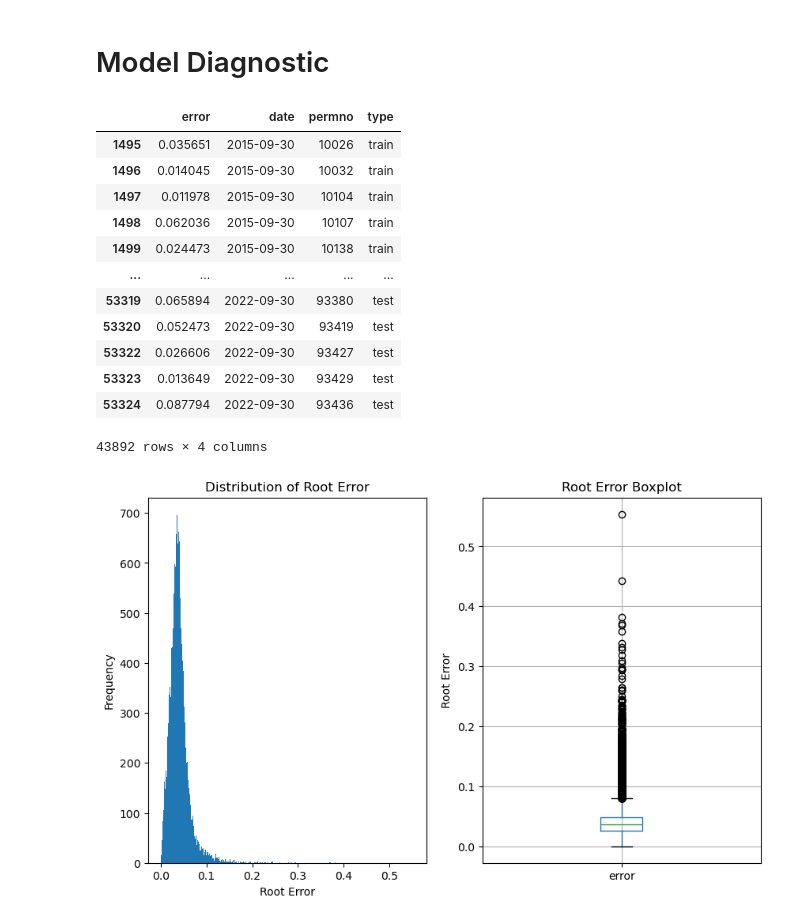
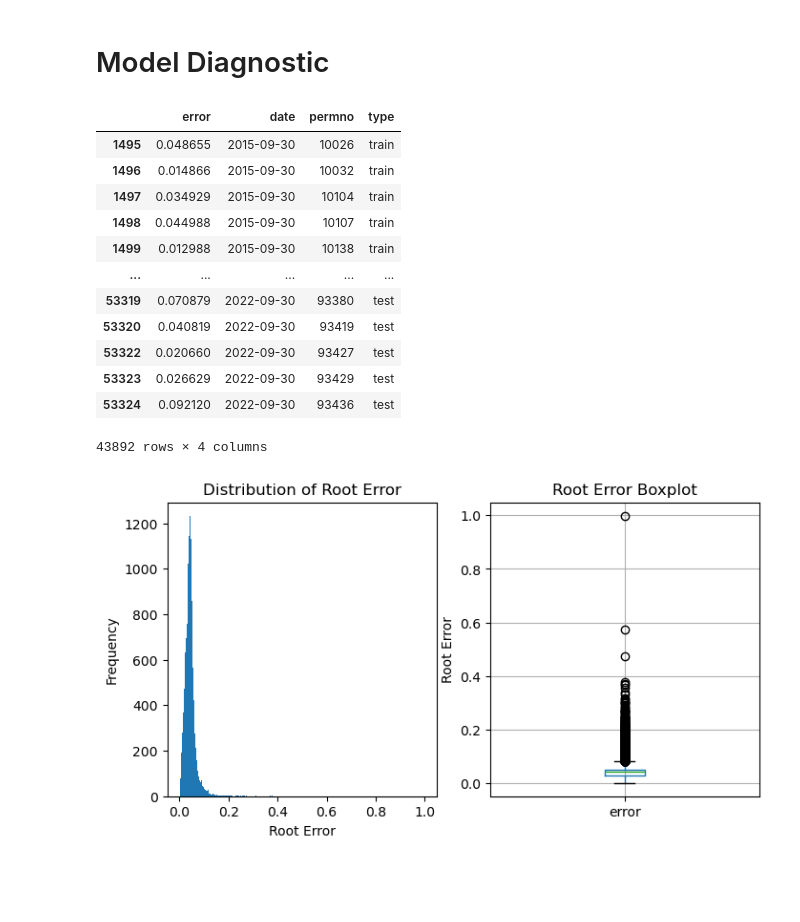
Before and after one commit to JennyJiang118/AFP-hedgefund-holdings, a Jupyter notebook: ML_prediction.ipynb, the cells around one changed output. Drawn from its saved outputs; the diff is of its cells as text; code cells hidden in the pictures; blank space fills up the shorter version.

```diff
--- a/ML_prediction.ipynb
+++ b/ML_prediction.ipynb
@@ -162,30 +184,34 @@ plt.show()
 # %% [markdown]
 # Model Diagnostic
+# %%
+# best_model = xgb.XGBRegressor()
+# best_model.load_model('models/XGB.json')
+# y_pred = best_model.predict(X)
+best_model = model_OLS_reg_l2
+y_pred = best_model.predict(sm.add_constant(X))
 # %%
-# error = data_test['weight_diff'] - y_pred
-y_pred = best_model.predict(X)
 diagnostic = pd.DataFrame()
 diagnostic['error'] = np.sqrt(np.abs(data['weight_diff'] - y_pred))
 diagnostic['date'] = data['date']
 diagnostic['permno'] = data['permno']
 diagnostic['type'] = diagnostic.apply(lambda row: 'train' if row['date']<test_time_start else 'test', axis=1)
 diagnostic
 # %% [output]
 |  | error | date | permno | type |
-| 1495 | 0.035651 | 2015-09-30 | 10026 | train |
-| 1496 | 0.014045 | 2015-09-30 | 10032 | train |
-| 1497 | 0.011978 | 2015-09-30 | 10104 | train |
-| 1498 | 0.062036 | 2015-09-30 | 10107 | train |
-| 1499 | 0.024473 | 2015-09-30 | 10138 | train |
+| 1495 | 0.048655 | 2015-09-30 | 10026 | train |
+| 1496 | 0.014866 | 2015-09-30 | 10032 | train |
+| 1497 | 0.034929 | 2015-09-30 | 10104 | train |
+| 1498 | 0.044988 | 2015-09-30 | 10107 | train |
+| 1499 | 0.012988 | 2015-09-30 | 10138 | train |
 | ... | ... | ... | ... | ... |
-| 53319 | 0.065894 | 2022-09-30 | 93380 | test |
-| 53320 | 0.052473 | 2022-09-30 | 93419 | test |
-| 53322 | 0.026606 | 2022-09-30 | 93427 | test |
-| 53323 | 0.013649 | 2022-09-30 | 93429 | test |
-| 53324 | 0.087794 | 2022-09-30 | 93436 | test |
+| 53319 | 0.070879 | 2022-09-30 | 93380 | test |
+| 53320 | 0.040819 | 2022-09-30 | 93419 | test |
+| 53322 | 0.020660 | 2022-09-30 | 93427 | test |
+| 53323 | 0.026629 | 2022-09-30 | 93429 | test |
+| 53324 | 0.092120 | 2022-09-30 | 93436 | test |
 43892 rows × 4 columns
 # %%
-fig, axs = plt.subplots(1, 2, figsize=(10,6))
+fig, axs = plt.subplots(1, 2, figsize=(8,4))
 axs[0].hist(diagnostic['error'], bins=1000)
 axs[0].set_xlabel('Root Error')
 axs[0].set_ylabel('Frequency')
@@ -197,7 +223,7 @@ axs[1].set_ylabel('Root Error')
 
 plt.show()
 # %% [output]
-[figure, old version]
+[figure, new version]
 # %%
 mean_error_over_time = diagnostic.groupby('date')['error'].mean()
 
```
Also changed, not shown: parts of 4 cells of this notebook.
